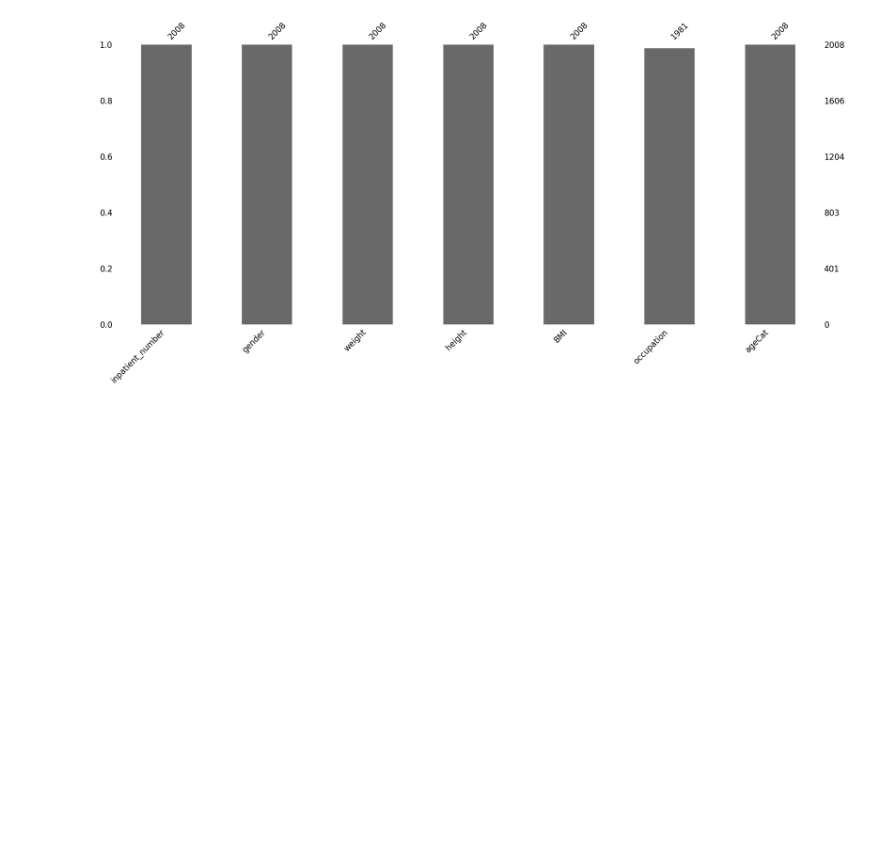
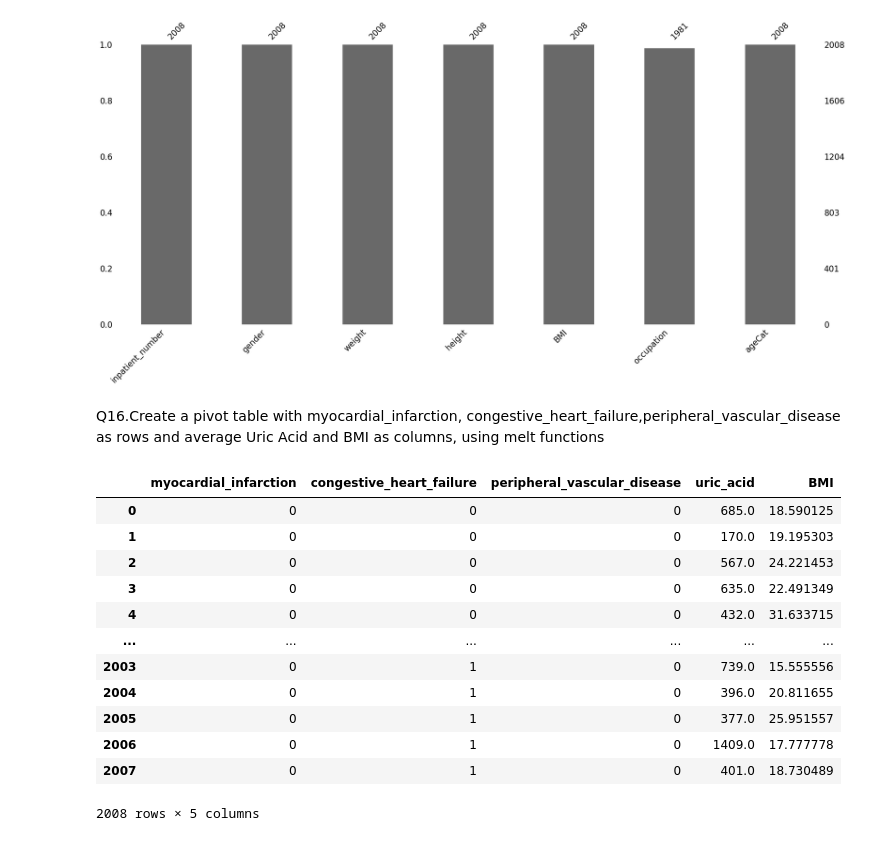
Before and after one commit to Moinandy6/Team9_Py-Stars_Python-Hackathon_Apr24, a Jupyter notebook: Questions1-16.ipynb, the cells around one changed output. Drawn from its saved outputs; the diff is of its cells as text; code cells hidden in the pictures; blank space fills up the shorter version.

```diff
--- a/Questions1-16.ipynb
+++ b/Questions1-16.ipynb
@@ -614,3 +557,26 @@ msno.bar(df_missing)
 # %% [output]
 <Axes: >
 [figure]
+# %% [markdown]
+Q16.Create a pivot table with myocardial_infarction, congestive_heart_failure,peripheral_vascular_disease as rows and average Uric Acid and BMI as columns, using melt functions
+# %%
+df_rows=pd.read_excel("Cardiac_Outcomes.xlsx","CardiacComplications",usecols="D,E,F")
+df_cols1=pd.read_excel("Cardiac_Outcomes.xlsx","Labs",usecols="K")
+df_cols2=pd.read_excel("Cardiac_Outcomes.xlsx","Demography",usecols="E")
+df_pivot = pd.concat([df_rows, df_cols1,df_cols2], axis="columns")
+df_pivot
+#
+# %% [output]
+|  | myocardial_infarction | congestive_heart_failure | peripheral_vascular_disease | uric_acid | BMI |
+| 0 | 0 | 0 | 0 | 685.0 | 18.590125 |
+| 1 | 0 | 0 | 0 | 170.0 | 19.195303 |
+| 2 | 0 | 0 | 0 | 567.0 | 24.221453 |
+| 3 | 0 | 0 | 0 | 635.0 | 22.491349 |
+| 4 | 0 | 0 | 0 | 432.0 | 31.633715 |
+| ... | ... | ... | ... | ... | ... |
+| 2003 | 0 | 1 | 0 | 739.0 | 15.555556 |
+| 2004 | 0 | 1 | 0 | 396.0 | 20.811655 |
+| 2005 | 0 | 1 | 0 | 377.0 | 25.951557 |
+| 2006 | 0 | 1 | 0 | 1409.0 | 17.777778 |
+| 2007 | 0 | 1 | 0 | 401.0 | 18.730489 |
+2008 rows × 5 columns
```
Also changed, not shown: parts of 31 cells of this notebook.
